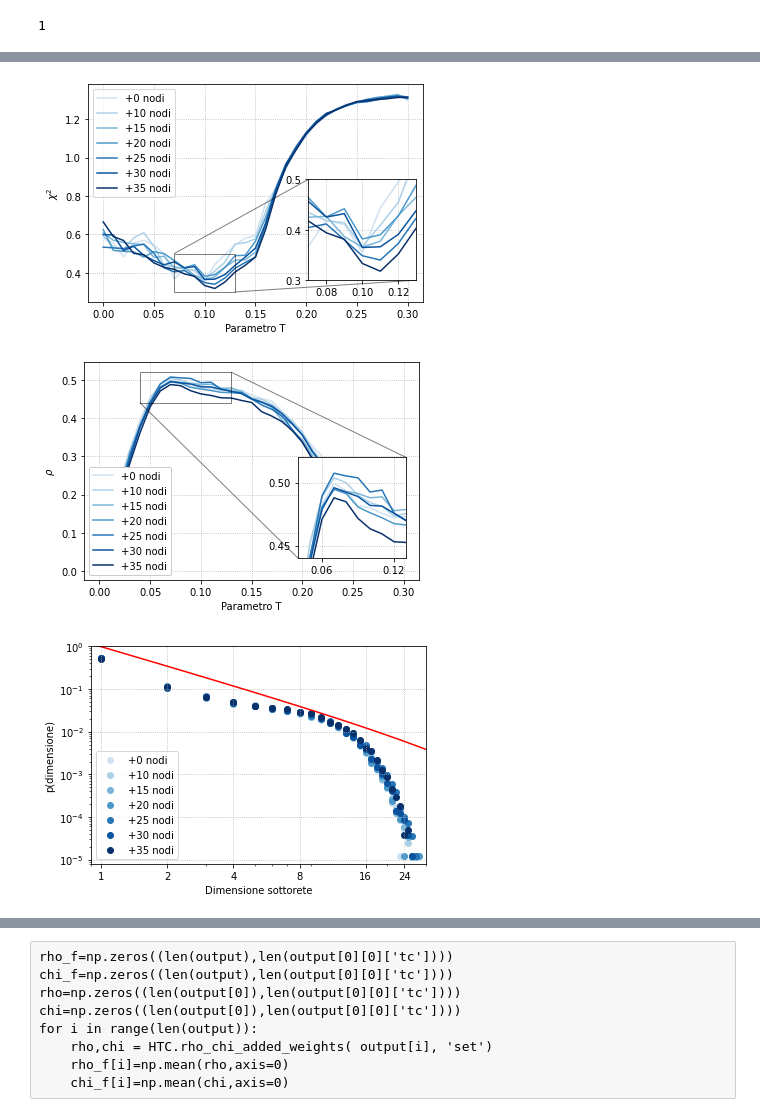
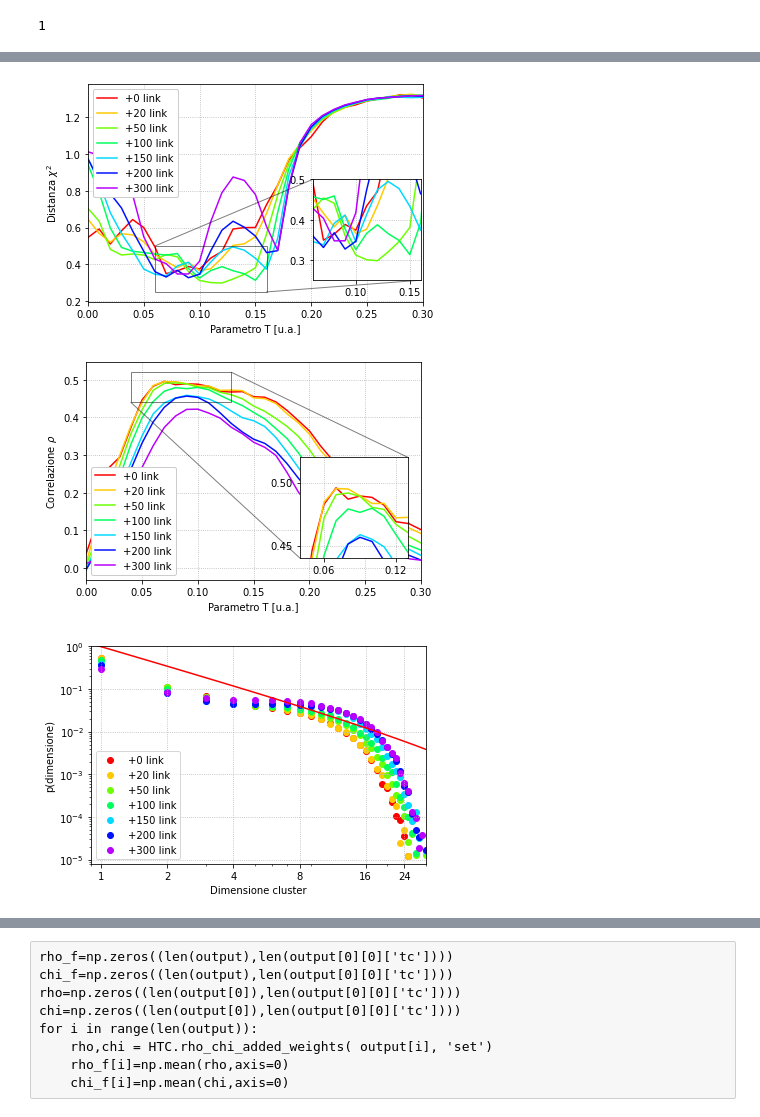
Before and after one commit to tommaso-bertola/TesiTriennale, a Jupyter notebook: Code/Analysis On Complete Simulation.ipynb, the cells around one changed output, grey strips where cells are left out. Saved outputs shown, nothing was run; the diff lists cells and outputs as text; code cells hidden in the pictures.

```diff
--- a/Code/Analysis On Complete Simulation.ipynb
+++ b/Code/Analysis On Complete Simulation.ipynb
@@ -7,7 +9,7 @@ import HTC
 # %%
 # Load the serialized output from the simulation
-output=pickle.load(open('weight_100run_6000time_0-0to0-3tc_0-10-15-20-25-30-35.bin','rb'))
-attempts=pickle.load(open('weight_100run_6000time_0-0to0-3tc_0-10-15-20-25-30-35_attempts.bin', 'rb'))
+output=pickle.load(open('weight_100run_6000time_0-0to0-31tc_0_20_50_100_150_200_300.bin','rb'))
+attempts=pickle.load(open('weight_100run_6000time_0-0to0-31tc_0_20_50_100_150_200_300_attempts.bin', 'rb'))
 # %%
 len(output[0])
 # %% [output]
@@ -93,7 +99,7 @@ ax1 = fig1.add_subplot(111)
 
 
 for i,j in enumerate(attempts):
-    plt.plot(output[0][0]['tc'],sigma_a_f[i], label='+'+str(j)+' nodi')
+    plt.plot(output[0][0]['tc'],sigma_a_f[i], label='+'+str(j)+' link')
 
 
 for i,j in enumerate(ax1.lines):
@@ -101,7 +107,7 @@ for i,j in enumerate(ax1.lines):
 
 plt.legend()
 plt.grid(linestyle='dotted')
-plt.xlabel('Parametro T')
+plt.xlabel('Parametro T [u.a.]')
 plt.xlim(0,0.3)
 plt.ylabel(r'$\sigma (A)$ [u.a.]')
 plt.savefig('../Figure/Simulazione/Addw/sa.pdf', bbox_inches='tight')
@@ -115,14 +121,14 @@ fig1 = plt.figure()
 ax1 = fig1.add_subplot(111)
 
 for i,j in enumerate(attempts):
-    plt.plot(output[0][0]['tc'],s1_f[i]/66, label='+'+str(j)+' nodi')
+    plt.plot(output[0][0]['tc'],s1_f[i]/66, label='+'+str(j)+' link')
 
 for i,j in enumerate(ax1.lines):
     j.set_color(colors[i])
 
 plt.legend()
 plt.grid(linestyle='dotted')
-plt.xlabel('Parametro T')
+plt.xlabel('Parametro T [u.a.]')
 plt.ylabel(r'S1/N$_{ROI}$')
 plt.xlim(0,0.3)
 plt.savefig('../Figure/Simulazione/Addw/s1.pdf', bbox_inches='tight')
@@ -136,14 +142,14 @@ ax1 = fig1.add_subplot(111)
 
 
 for i,j in enumerate(attempts):
-    plt.plot(output[0][0]['tc'],s2_f[i]/66, label='+'+str(j)+' nodi')
+    plt.plot(output[0][0]['tc'],s2_f[i]/66, label='+'+str(j)+' link')
 
 for i,j in enumerate(ax1.lines):
     j.set_color(colors[i])
 
 plt.legend()
 plt.grid(linestyle='dotted')
-plt.xlabel('Parametro T')
+plt.xlabel('Parametro T [u.a.]')
 plt.ylabel(r'S2/N$_{ROI}$')
 plt.xlim(0,0.3)
 plt.savefig('../Figure/Simulazione/Addw/s2.pdf', bbox_inches='tight')
@@ -166,50 +172,50 @@ for i in range(len(output)):
 
 fig1 = plt.figure()
 ax1 = fig1.add_subplot(111)
 
 for i,j in enumerate(attempts):
-    ax1.plot(output[0][0]['tc'], chi_f[i], label='+'+str(j)+' nodi')
+    ax1.plot(output[0][0]['tc'], chi_f[i], label='+'+str(j)+' link')
 
 for i,j in enumerate(ax1.lines):
     j.set_color(colors[i])
 
-plt.legend()
+plt.legend(loc=2, framealpha=1)
 #plt.title('Chi')
-plt.ylabel(r'$\chi^2$')
-plt.xlabel('Parametro T')
+plt.ylabel(r'Distanza $\chi^2$')
+plt.xlabel('Parametro T [u.a.]')
 plt.grid(linestyle='dotted')
 
 
-left, bottom, width, height = [0.635, 0.2, 0.25, 0.35]
+left, bottom, width, height = [0.645, 0.2, 0.25, 0.35]
 ax4 = fig1.add_axes([left, bottom, width, height])
 
 for i,j in enumerate(attempts):
-    ax4.plot(output[0][0]['tc'], chi_f[i], label='+'+str(j)+' nodi')
+    ax4.plot(output[0][0]['tc'], chi_f[i], label='+'+str(j)+' link')
 
 for i,j in enumerate(ax4.lines):
     j.set_color(colors[i])
 
-ax4.set_xlim(0.07, 0.13)
-ax4.set_ylim(0.3,0.50)
+ax4.set_xlim(0.06, 0.16)
+ax4.set_ylim(0.25,0.50)
 ax4.grid(True, linestyle='dotted')
 #ax4.set_xticks([0.0,0.12])
 ax4.set_yticks([0.30,0.40, 0.50])
 ax4.grid(True, linestyle='dotted')
 ax1.indicate_inset_zoom(ax4, edgecolor="black")
-
+ax1.set_xlim(0,0.3)
 
 plt.savefig('../Figure/Simulazione/Addw/chi.pdf', bbox_inches='tight')
 
 plt.show()
 # %% [output]
-[figure, old version]
+[figure, new version]
 # %%
 
 fig2 = plt.figure()
 ax2 = fig2.add_subplot(111)
 
 for i,j in enumerate(attempts):
-    ax2.plot(output[0][0]['tc'], rho_f[i], label='+'+str(j)+' nodi')
+    ax2.plot(output[0][0]['tc'], rho_f[i], label='+'+str(j)+' link')
 
 for i,j in enumerate(ax2.lines):
     j.set_color(colors[i])
@@ -217,8 +223,8 @@ for i,j in enumerate(ax2.lines):
 
 
 #plt.title('Rho')
-plt.ylabel(r'$\rho$')
-plt.xlabel('Parametro T')
+plt.ylabel(r'Correlazione $\rho$')
+plt.xlabel('Parametro T [u.a.]')
 plt.grid(linestyle='dotted')
 plt.legend(loc=3, framealpha=1)
 
@@ -227,7 +233,7 @@ left, bottom, width, height = [0.62, 0.2, 0.25, 0.35]
 ax3 = fig2.add_axes([left, bottom, width, height])
 
 for i,j in enumerate(attempts):
-    ax3.plot(output[0][0]['tc'], rho_f[i], label='+'+str(j)+' nodi')
+    ax3.plot(output[0][0]['tc'], rho_f[i], label='+'+str(j)+' link')
 
 for i,j in enumerate(ax3.lines):
     j.set_color(colors[i])
@@ -239,14 +245,14 @@ ax3.set_xticks([0.06,0.12])
 ax3.set_yticks([0.45, 0.50])
 ax3.grid(True, linestyle='dotted')
 ax2.indicate_inset_zoom(ax3, edgecolor="black")
-
+ax2.set_xlim(0,0.3)
 
 
 plt.savefig('../Figure/Simulazione/Addw/rho.pdf', bbox_inches='tight')
 
 plt.show()
 # %% [output]
-[figure, old version]
+[figure, new version]
 # %%
 s_distributions=[HTC.get_sizes_distribution(output[i][0]['s_distrib']) for i in range(n_attempts)]
 
@@ -260,14 +266,14 @@ y_model=fitter(x_model, alpha, gamma)
 
 fig, ax=plt.subplots()
 for i,j in enumerate(attempts):
-    ax.scatter(s_distributions[i][0],s_distributions[i][1] , color=colors[i], label='+'+str(j)+' nodi')
+    ax.scatter(s_distributions[i][0],s_distributions[i][1] , color=colors[i], label='+'+str(j)+' link')
 
 ax.plot(x_model, y_model, color='r')
 
 ax.set_yscale("log")
 ax.set_xscale("log")
 
-ax.set_xlabel("Dimensione sottorete")
+ax.set_xlabel("Dimensione cluster")
 ax.set_ylabel("p(dimensione)")
 ax.set_xticks([1,2,4,8,16,24])
 ax.set_xlim(0.9,30)
@@ -279,4 +285,4 @@ plt.grid(linestyle='dotted')
 plt.savefig('../Figure/Simulazione/Addw/add_w_s_distrib.pdf', bbox_inches='tight')
 plt.show()
 # %% [output]
-[figure, old version]
+[figure, new version]
```
Also changed, not shown: parts of 7 cells of this notebook, 54 other files.
